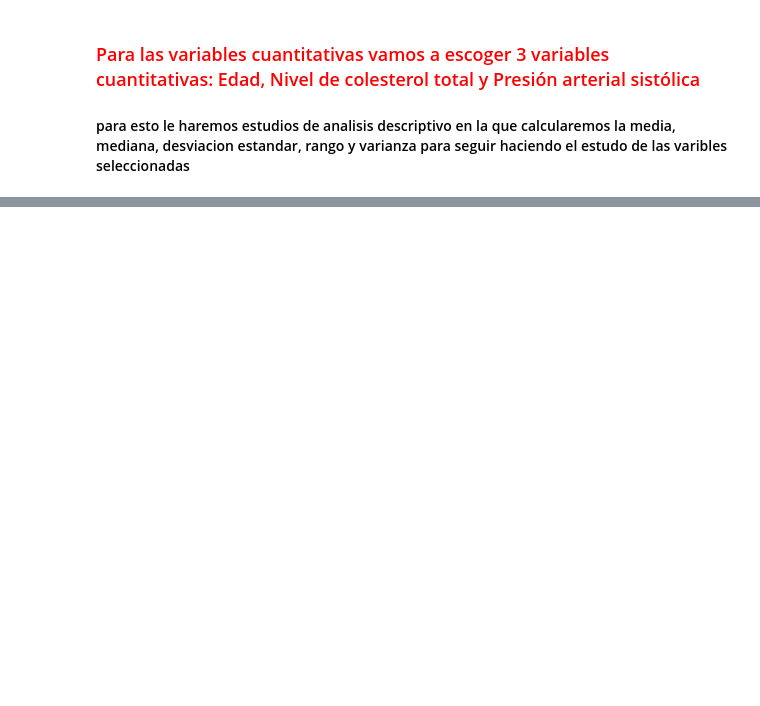
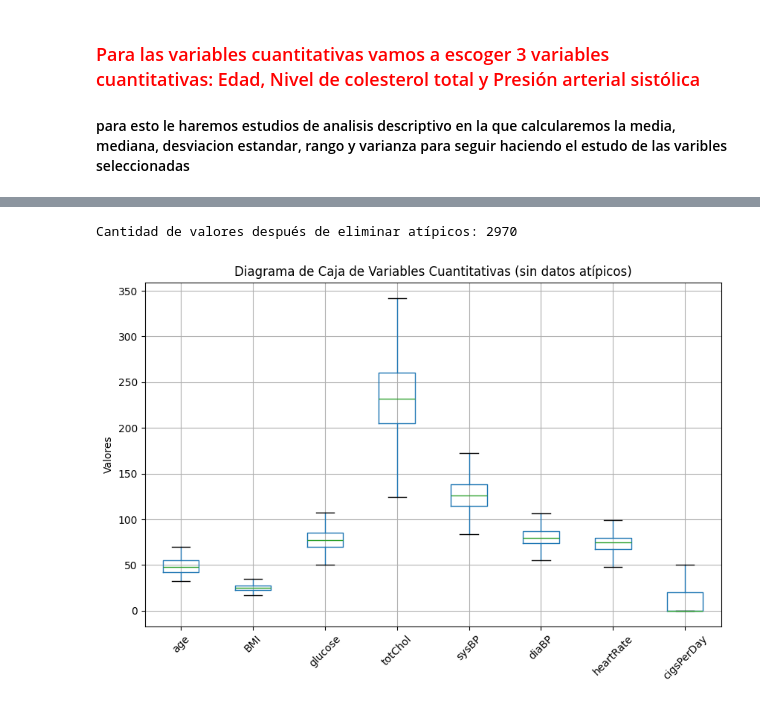
Before and after one commit to martingom4/Data-Science, a Jupyter notebook: Estadistica_con_python/Prueba-final/Prueba-Final-Martin-Gomez.ipynb, the cells around one changed output, grey strips where cells are left out. Saved outputs shown, nothing was run; the diff lists cells and outputs as text; code cells hidden in the pictures; blank space fills up the shorter version.

```diff
--- a/Estadistica_con_python/Prueba-final/Prueba-Final-Martin-Gomez.ipynb
+++ b/Estadistica_con_python/Prueba-final/Prueba-Final-Martin-Gomez.ipynb
@@ -12,6 +24,14 @@ def drop_null(dataframe, axis = 0):
 ## rellenar los valores que son nulos con 0
 def replace(dataframe):
     return dataframe.fillna(0)
+# funcion para eliminar los valores atipicos con usando el criterio IQR
+def remove_outliers(dataframe, column):
+    Q1 = dataframe[column].quantile(0.25)
+    Q3 = dataframe[column].quantile(0.75)
+    IQR = Q3 - Q1
+    lower_bound = Q1 - 1.5 * IQR
+    upper_bound = Q3 + 1.5 * IQR
+    return dataframe[(dataframe[column] >= lower_bound) & (dataframe[column] <= upper_bound)]
 # %%
 data = leer_dataframe("../Prueba-apoyo/cardio.csv")
 data.head()
@@ -44,0 +181,35 @@ print (media)
+# %%
+# Lista de columnas cuantitativas
+columnas_cuantitativas = ['age', 'BMI', 'glucose', 'totChol', 'sysBP', 'diaBP', 'heartRate', 'cigsPerDay']
+
+
+# Bucle para eliminar outliers de forma iterativa hasta que ya no haya cambios en la cantidad de filas
+prev_row_count = 0
+current_row_count = data_clean.shape[0]
+
+while current_row_count != prev_row_count:
+    prev_row_count = current_row_count
+    for col in columnas_cuantitativas:
+        data_clean = remove_outliers(data_clean, col)
+    current_row_count = data_clean.shape[0]
+
+#cabe recarlcar que utilizamos el dataframe data_clean ya que en ese data frame ya tenemos los nulos eliminados
+
+# Verificar la cantidad de valores después de la limpieza
+print(f"Cantidad de valores después de eliminar atípicos: {data_clean.shape[0]}")
+# Crear una co
+# %% [output]
+Cantidad de valores después de eliminar atípicos: 2970
+# %%
+import matplotlib.pyplot as plt
+
+
+# Crear diagramas de caja para cada variable en data_clean
+plt.figure(figsize=(10,6))
+data_clean[columnas_cuantitativas].boxplot()
+plt.title("Diagrama de Caja de Variables Cuantitativas (sin datos atípicos)")
+plt.ylabel("Valores")
+plt.xticks(rotation=45)  # Rotación de etiquetas para mejor visibilidad
+plt.show()
+# %% [output]
+[figure, added]
```
Also changed, not shown: parts of 28 cells of this notebook, 1 other file.
